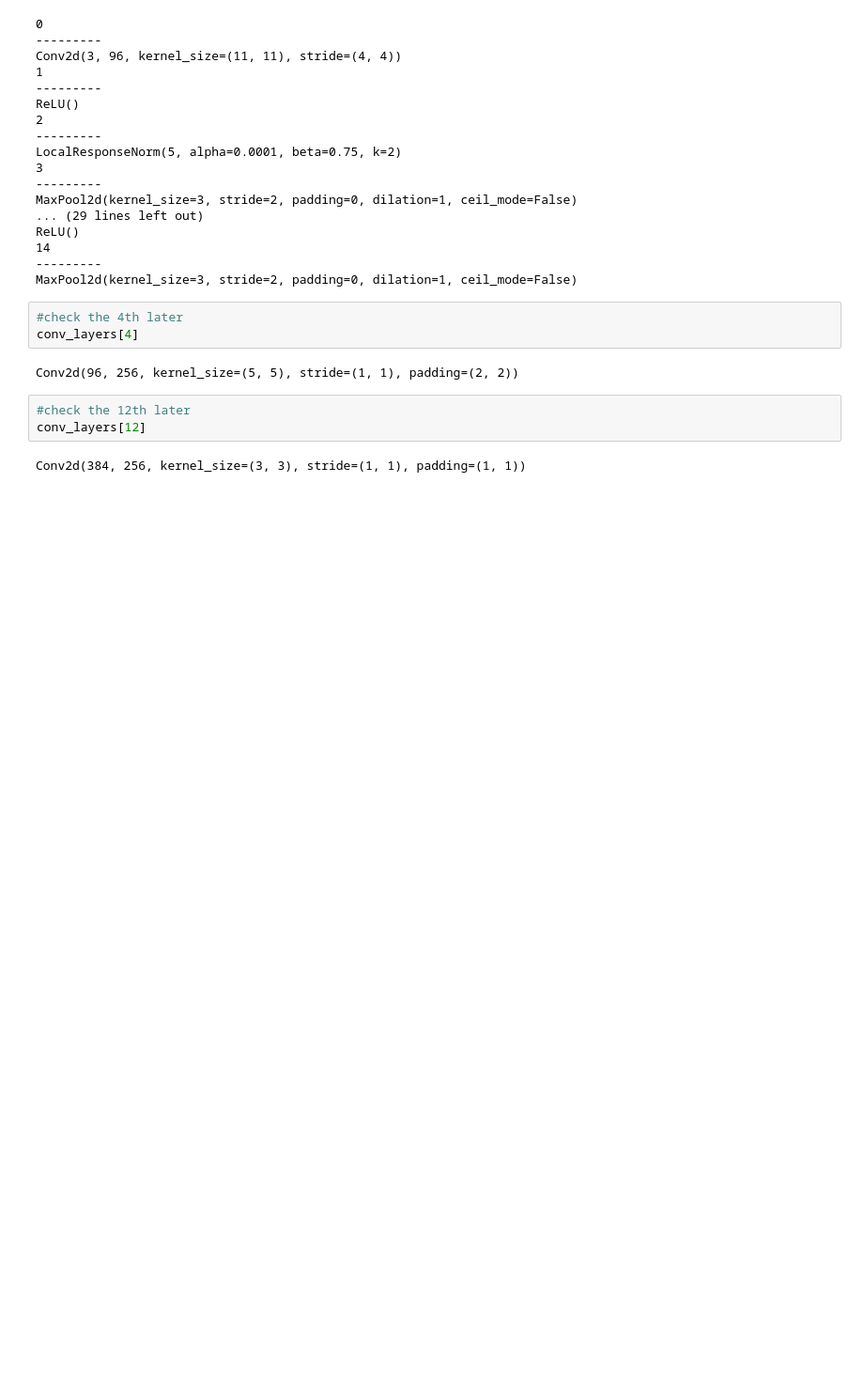
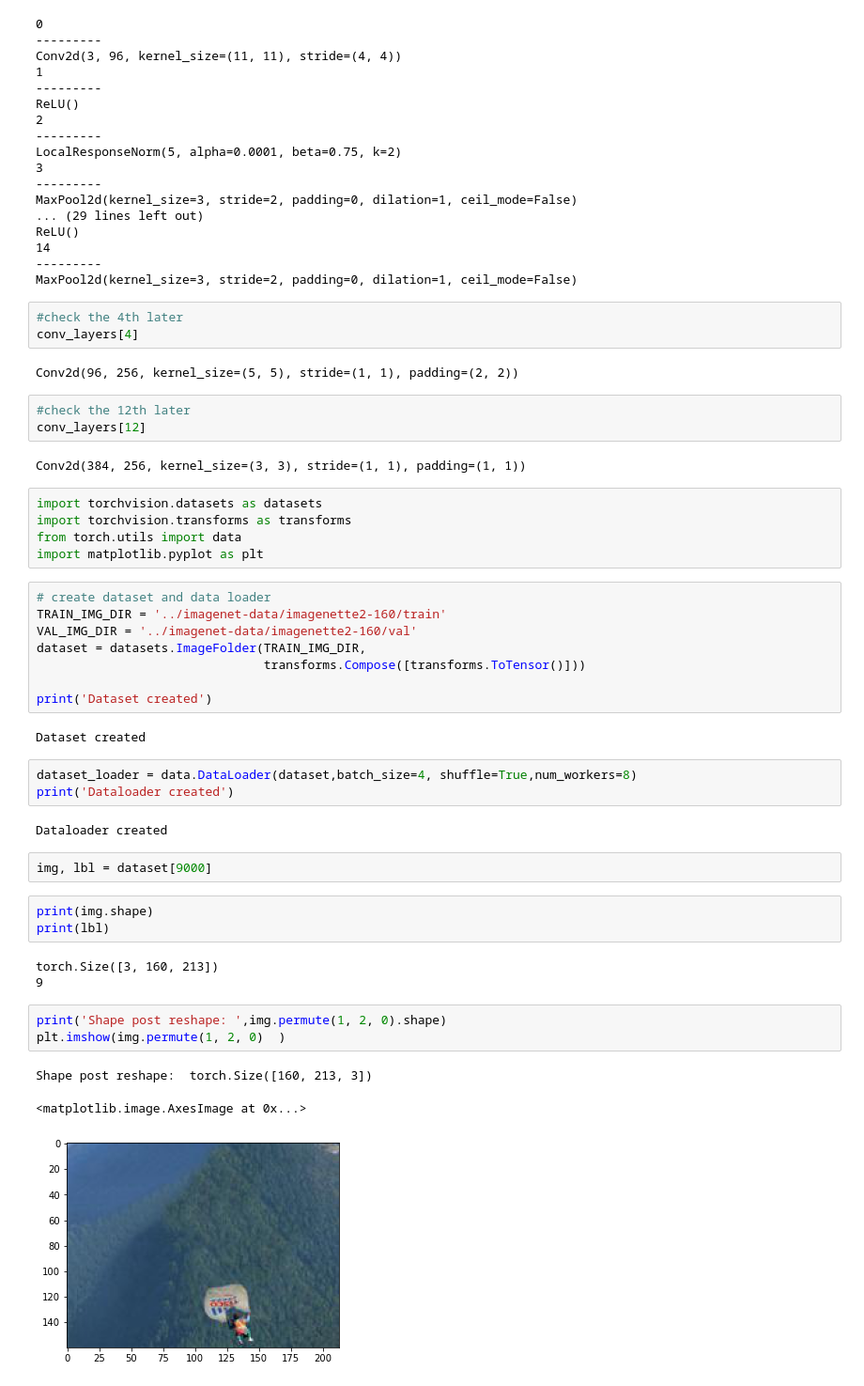
Before and after one commit to Archisman-Roy/Learning, a Jupyter notebook: paper_implementation/alexnet/notebooks/exploration.ipynb, the cells around one changed output. Shown at 94% size. Cells and saved outputs as stored; diff of their text form; blank space fills up the shorter version.

```diff
--- a/paper_implementation/alexnet/notebooks/exploration.ipynb
+++ b/paper_implementation/alexnet/notebooks/exploration.ipynb
@@ -52,3 +52,38 @@ Conv2d(96, 256, kernel_size=(5, 5), stride=(1, 1), padding=(2, 2))
 conv_layers[12]
 # %% [output]
 Conv2d(384, 256, kernel_size=(3, 3), stride=(1, 1), padding=(1, 1))
+# %%
+import torchvision.datasets as datasets
+import torchvision.transforms as transforms
+from torch.utils import data
+import matplotlib.pyplot as plt
+# %%
+# create dataset and data loader
+TRAIN_IMG_DIR = '../imagenet-data/imagenette2-160/train'
+VAL_IMG_DIR = '../imagenet-data/imagenette2-160/val'
+dataset = datasets.ImageFolder(TRAIN_IMG_DIR,
+                               transforms.Compose([transforms.ToTensor()]))
+
+print('Dataset created')
+# %% [output]
+Dataset created
+# %%
+dataset_loader = data.DataLoader(dataset,batch_size=4, shuffle=True,num_workers=8)
+print('Dataloader created')
+# %% [output]
+Dataloader created
+# %%
+img, lbl = dataset[9000]
+# %%
+print(img.shape)
+print(lbl)
+# %% [output]
+torch.Size([3, 160, 213])
+9
+# %%
+print('Shape post reshape: ',img.permute(1, 2, 0).shape)
+plt.imshow(img.permute(1, 2, 0)  )
+# %% [output]
+Shape post reshape:  torch.Size([160, 213, 3])
+<matplotlib.image.AxesImage at 0x...>
+[figure, added]
```
Also changed, not shown: 1 other file.
